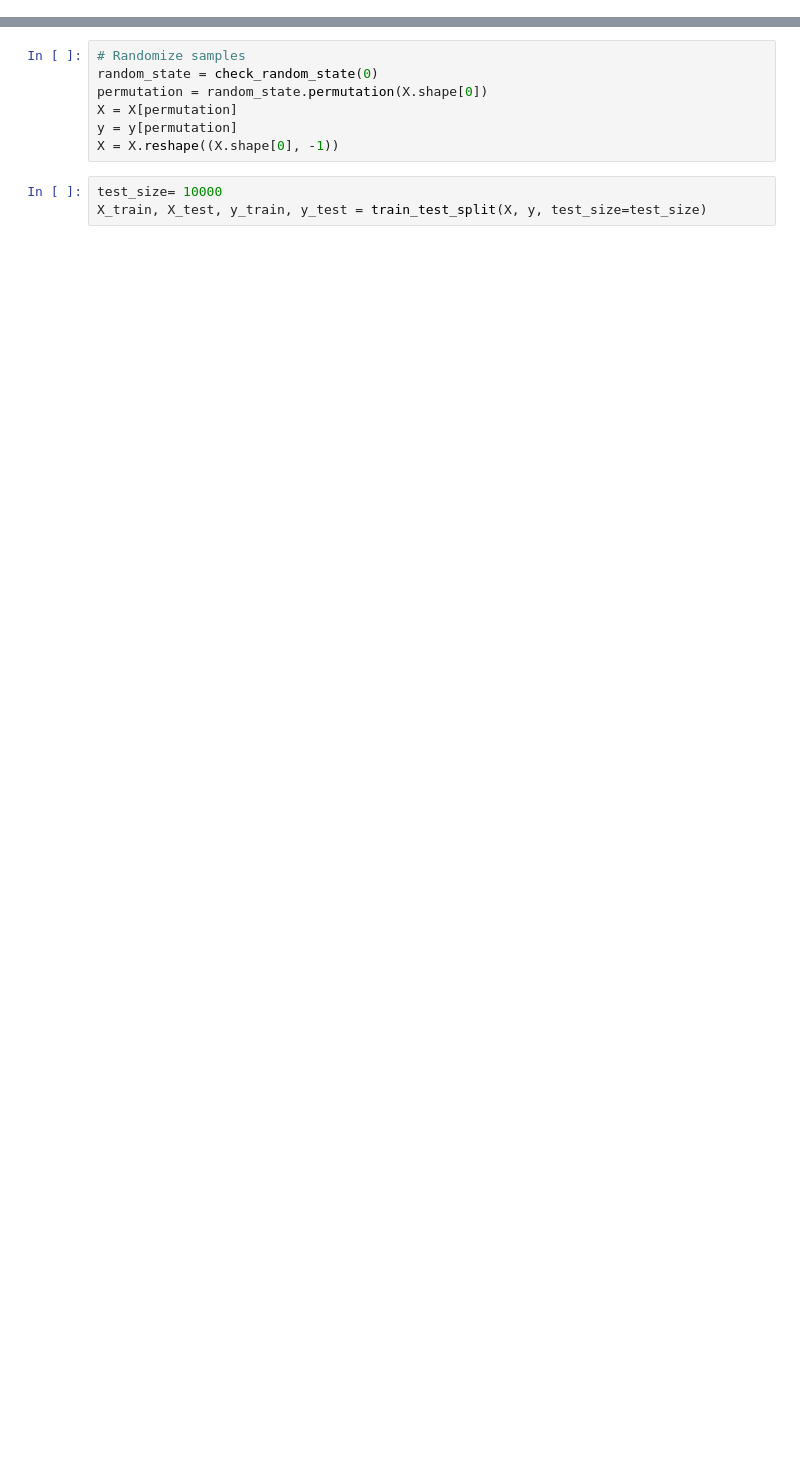
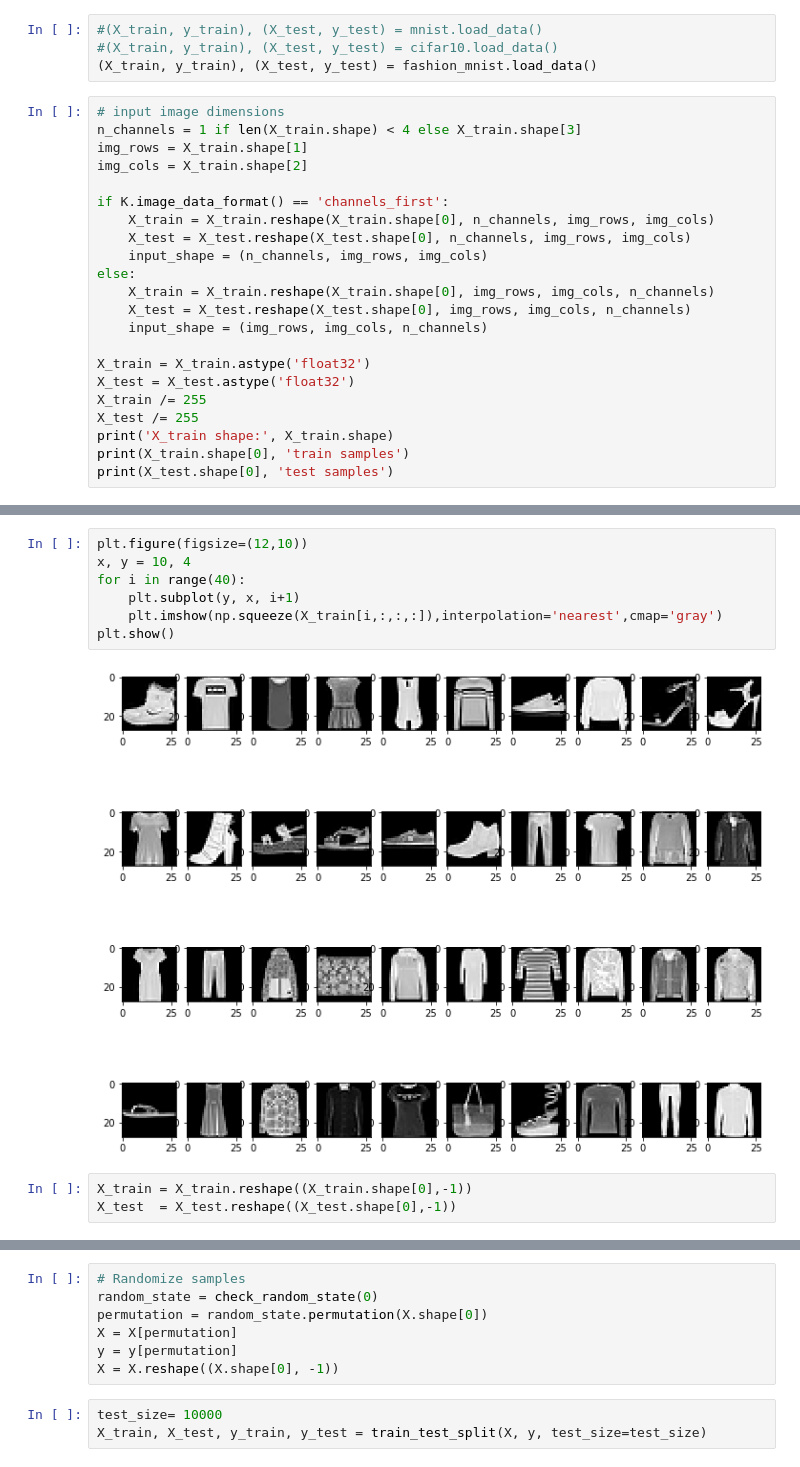
Before and after one commit to blangwallner/Intro-to-Machine-Learning, a Jupyter notebook: Ex_01_Supervised_Learning.ipynb, the cells around one changed output, grey strips where cells are left out. Saved outputs shown, nothing was run; the diff lists cells and outputs as text; blank space fills up the shorter version.

```diff
--- a/Ex_01_Supervised_Learning.ipynb
+++ b/Ex_01_Supervised_Learning.ipynb
@@ -11,0 +43,26 @@ from sklearn.datasets import fetch_openml
+# %%
+#(X_train, y_train), (X_test, y_test) = mnist.load_data()
+#(X_train, y_train), (X_test, y_test) = cifar10.load_data()
+(X_train, y_train), (X_test, y_test) = fashion_mnist.load_data()
+# %%
+# input image dimensions
+n_channels = 1 if len(X_train.shape) < 4 else X_train.shape[3]
+img_rows = X_train.shape[1]
+img_cols = X_train.shape[2]
+
+if K.image_data_format() == 'channels_first':
+    X_train = X_train.reshape(X_train.shape[0], n_channels, img_rows, img_cols)
+    X_test = X_test.reshape(X_test.shape[0], n_channels, img_rows, img_cols)
+    input_shape = (n_channels, img_rows, img_cols)
+else:
+    X_train = X_train.reshape(X_train.shape[0], img_rows, img_cols, n_channels)
+    X_test = X_test.reshape(X_test.shape[0], img_rows, img_cols, n_channels)
+    input_shape = (img_rows, img_cols, n_channels)
+
+X_train = X_train.astype('float32')
+X_test = X_test.astype('float32')
+X_train /= 255
+X_test /= 255
+print('X_train shape:', X_train.shape)
+print(X_train.shape[0], 'train samples')
+print(X_test.shape[0], 'test samples')
@@ -11,0 +97,12 @@ from sklearn.datasets import fetch_openml
+# %%
+plt.figure(figsize=(12,10))
+x, y = 10, 4
+for i in range(40):
+    plt.subplot(y, x, i+1)
+    plt.imshow(np.squeeze(X_train[i,:,:,:]),interpolation='nearest',cmap='gray')
+plt.show()
+# %% [output]
+[figure, added]
+# %%
+X_train = X_train.reshape((X_train.shape[0],-1))
+X_test  = X_test.reshape((X_test.shape[0],-1))
```
Also changed, not shown: parts of 28 cells of this notebook, 5 other files.
